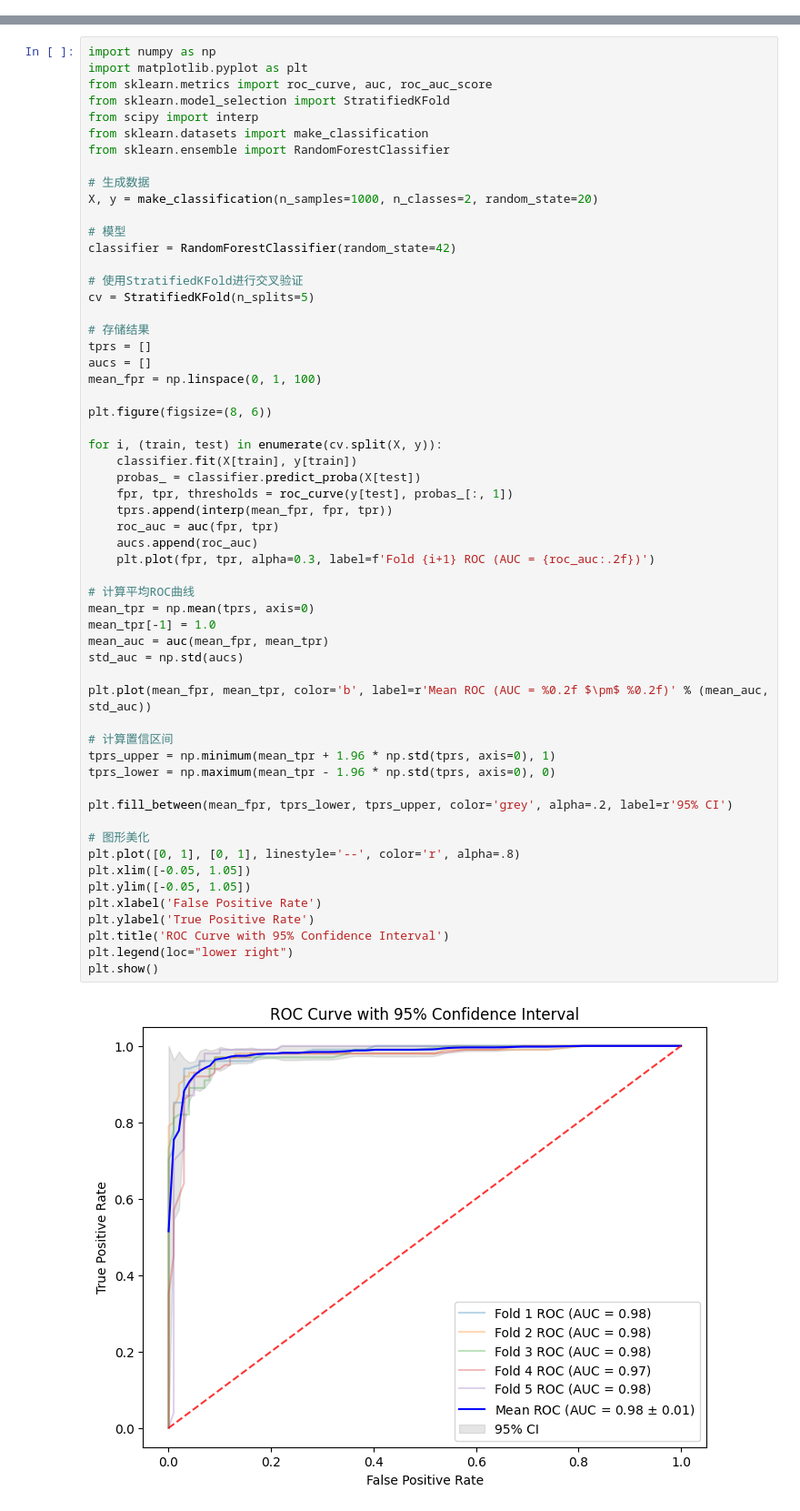
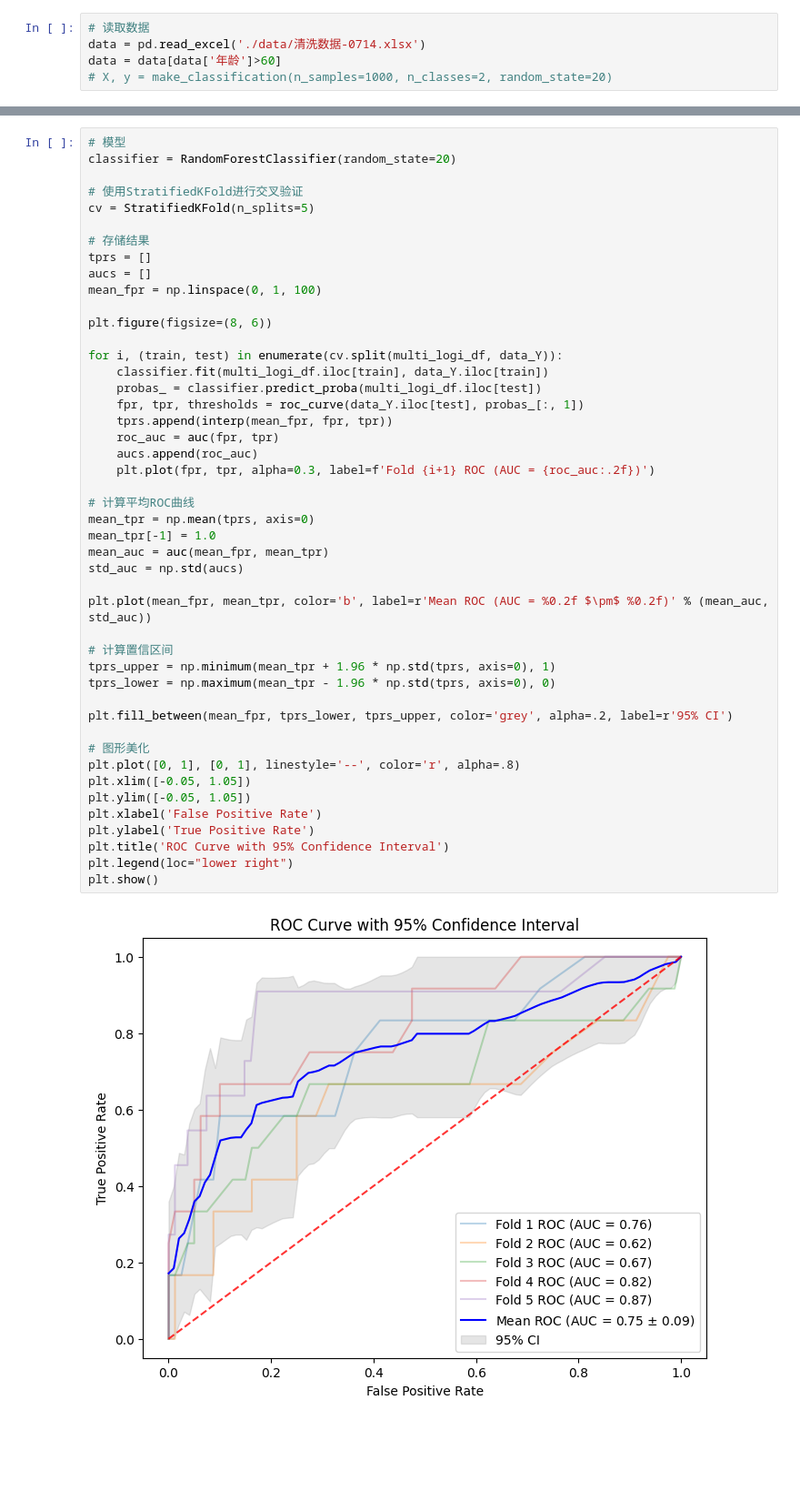
Before and after one commit to BaiTianGang/bean_analysis, a Jupyter notebook: roc_95.ipynb, the cells around one changed output, grey strips where cells are left out. Shown at 91% size. Drawn from its saved outputs; the diff is of its cells as text; blank space fills up the shorter version.

```diff
--- a/roc_95.ipynb
+++ b/roc_95.ipynb
@@ -0,0 +12,5 @@
+# %%
+# 读取数据
+data = pd.read_excel('./data/清洗数据-0714.xlsx')
+data = data[data['年龄']>60]
+# X, y = make_classification(n_samples=1000, n_classes=2, random_state=20)
@@ -1,17 +109,6 @@
 # %%
-import numpy as np
-import matplotlib.pyplot as plt
-from sklearn.metrics import roc_curve, auc, roc_auc_score
-from sklearn.model_selection import StratifiedKFold
-from scipy import interp
-from sklearn.datasets import make_classification
-from sklearn.ensemble import RandomForestClassifier
-
-# 生成数据
-X, y = make_classification(n_samples=1000, n_classes=2, random_state=20)
-
 # 模型
-classifier = RandomForestClassifier(random_state=42)
+classifier = RandomForestClassifier(random_state=20)
 
 # 使用StratifiedKFold进行交叉验证
 cv = StratifiedKFold(n_splits=5)
@@ -23,37 +120,37 @@ mean_fpr = np.linspace(0, 1, 100)
 
 plt.figure(figsize=(8, 6))
 
-for i, (train, test) in enumerate(cv.split(X, y)):
-    classifier.fit(X[train], y[train])
-    probas_ = classifier.predict_proba(X[test])
-    fpr, tpr, thresholds = roc_curve(y[test], probas_[:, 1])
+for i, (train, test) in enumerate(cv.split(multi_logi_df, data_Y)):
+    classifier.fit(multi_logi_df.iloc[train], data_Y.iloc[train])
+    probas_ = classifier.predict_proba(multi_logi_df.iloc[test])
+    fpr, tpr, thresholds = roc_curve(data_Y.iloc[test], probas_[:, 1])
     tprs.append(interp(mean_fpr, fpr, tpr))
     roc_auc = auc(fpr, tpr)
     aucs.append(roc_auc)
     plt.plot(fpr, tpr, alpha=0.3, label=f'Fold {i+1} ROC (AUC = {roc_auc:.2f})')
 
 # 计算平均ROC曲线
 mean_tpr = np.mean(tprs, axis=0)
 mean_tpr[-1] = 1.0
 mean_auc = auc(mean_fpr, mean_tpr)
 std_auc = np.std(aucs)
 
 plt.plot(mean_fpr, mean_tpr, color='b', label=r'Mean ROC (AUC = %0.2f $\pm$ %0.2f)' % (mean_auc, std_auc))
 
 # 计算置信区间
 tprs_upper = np.minimum(mean_tpr + 1.96 * np.std(tprs, axis=0), 1)
 tprs_lower = np.maximum(mean_tpr - 1.96 * np.std(tprs, axis=0), 0)
 
 plt.fill_between(mean_fpr, tprs_lower, tprs_upper, color='grey', alpha=.2, label=r'95% CI')
 
 # 图形美化
 plt.plot([0, 1], [0, 1], linestyle='--', color='r', alpha=.8)
 plt.xlim([-0.05, 1.05])
 plt.ylim([-0.05, 1.05])
 plt.xlabel('False Positive Rate')
 plt.ylabel('True Positive Rate')
 plt.title('ROC Curve with 95% Confidence Interval')
 plt.legend(loc="lower right")
 plt.show()
 # %% [output]
-[figure, old version]
+[figure, new version]
```
Also changed, not shown: parts of 4 cells of this notebook, 1 other file.
